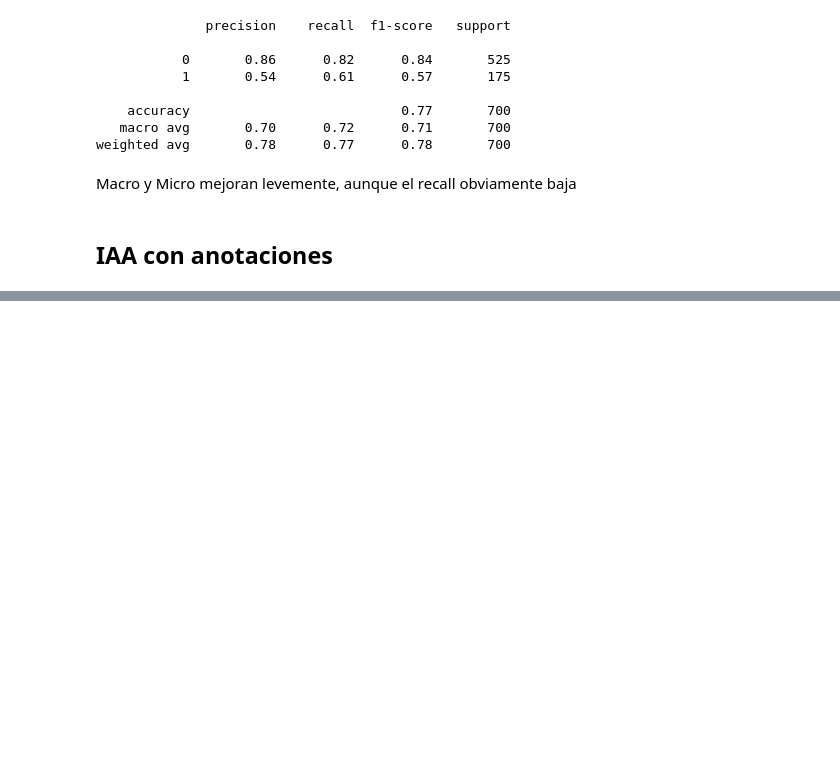
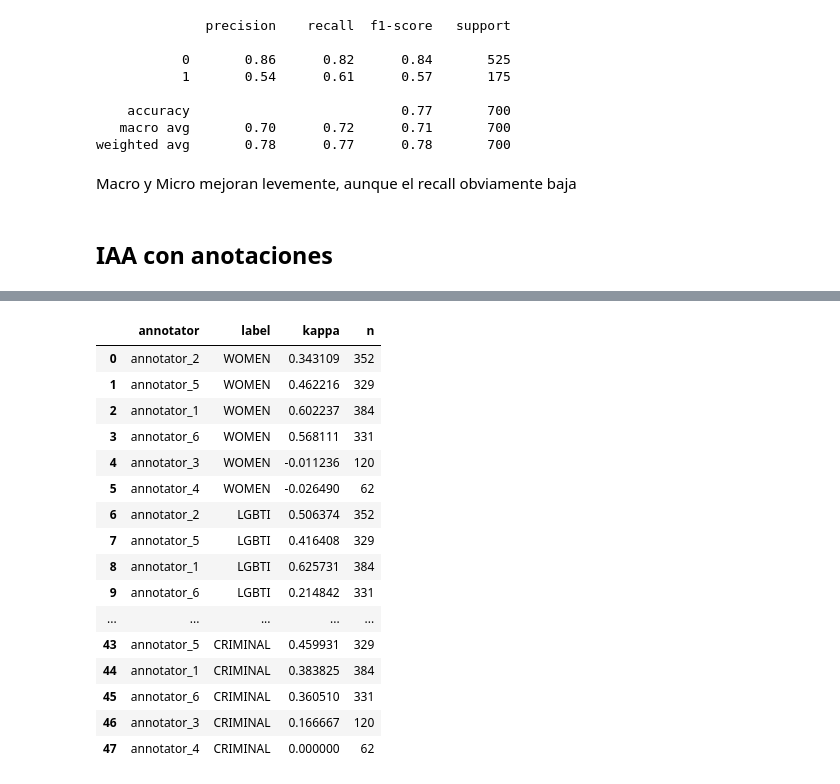
Before and after one commit to finiteautomata/rioplatense_hate_speech, a Jupyter notebook: notebooks/raw-comparison.ipynb, the cells around one changed output, grey strips where cells are left out. Cells and saved outputs as stored; diff of their text form; code cells hidden in the pictures; blank space fills up the shorter version.

```diff
--- a/notebooks/raw-comparison.ipynb
+++ b/notebooks/raw-comparison.ipynb
@@ -152,0 +159,7 @@ df_raw.loc[~idx, labels] = None
+# %%
+import krippendorff
+
+for label in labels:
+    alpha = krippendorff.alpha(df_annotations.loc[label].astype(float).values)
+
+    print(f"Alpha {label:<12}: {alpha:.3f}")
@@ -152,0 +303,30 @@ df_raw.loc[~idx, labels] = None
+# %%
+
+
+chatgpt_agreements = []
+
+for label in labels:
+    print(f"Label: {label}")
+    label_df = df_chatgpt[label]
+    for annotator in annotators:
+
+        annotator_labels = df_annotations.loc[(label, annotator)].loc[df_chatgpt.index]
+
+        cols = annotator_labels.notna() & label_df.notna()
+
+        num_labels = cols.sum()
+
+        print(f"Annotator {annotator:<12}: labels: {cols.sum()}")
+        # Cohen's kappa
+
+        annotator_labels = annotator_labels[cols].astype(float).values
+        chatgpt_labels = label_df[cols].astype(float).values
+
+        kappa = cohen_kappa_score(annotator_labels, chatgpt_labels)
+
+        chatgpt_agreements.append({
+            "annotator": annotator,
+            "label": label,
+            "kappa": kappa,
+            "n": num_labels,
+        })
@@ -152,0 +369,20 @@ df_raw.loc[~idx, labels] = None
+# %%
+pd.DataFrame(chatgpt_agreements)
+# %% [output]
+|  | annotator | label | kappa | n |
+| 0 | annotator_2 | WOMEN | 0.343109 | 352 |
+| 1 | annotator_5 | WOMEN | 0.462216 | 329 |
+| 2 | annotator_1 | WOMEN | 0.602237 | 384 |
+| 3 | annotator_6 | WOMEN | 0.568111 | 331 |
+| 4 | annotator_3 | WOMEN | -0.011236 | 120 |
+| 5 | annotator_4 | WOMEN | -0.026490 | 62 |
+| 6 | annotator_2 | LGBTI | 0.506374 | 352 |
+| 7 | annotator_5 | LGBTI | 0.416408 | 329 |
+| 8 | annotator_1 | LGBTI | 0.625731 | 384 |
+| 9 | annotator_6 | LGBTI | 0.214842 | 331 |
+| ... | ... | ... | ... | ... |
+| 43 | annotator_5 | CRIMINAL | 0.459931 | 329 |
+| 44 | annotator_1 | CRIMINAL | 0.383825 | 384 |
+| 45 | annotator_6 | CRIMINAL | 0.360510 | 331 |
+| 46 | annotator_3 | CRIMINAL | 0.166667 | 120 |
+| 47 | annotator_4 | CRIMINAL | 0.000000 | 62 |
```
Also changed, not shown: parts of 18 cells of this notebook, 6 other files.
